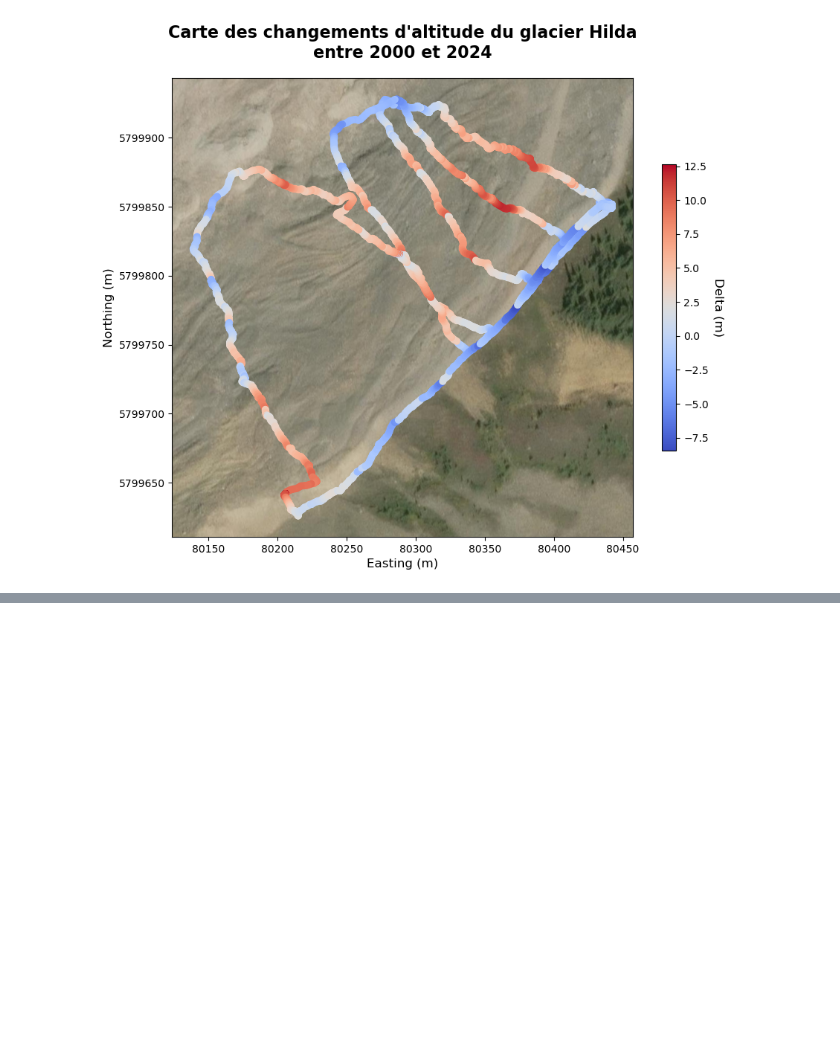
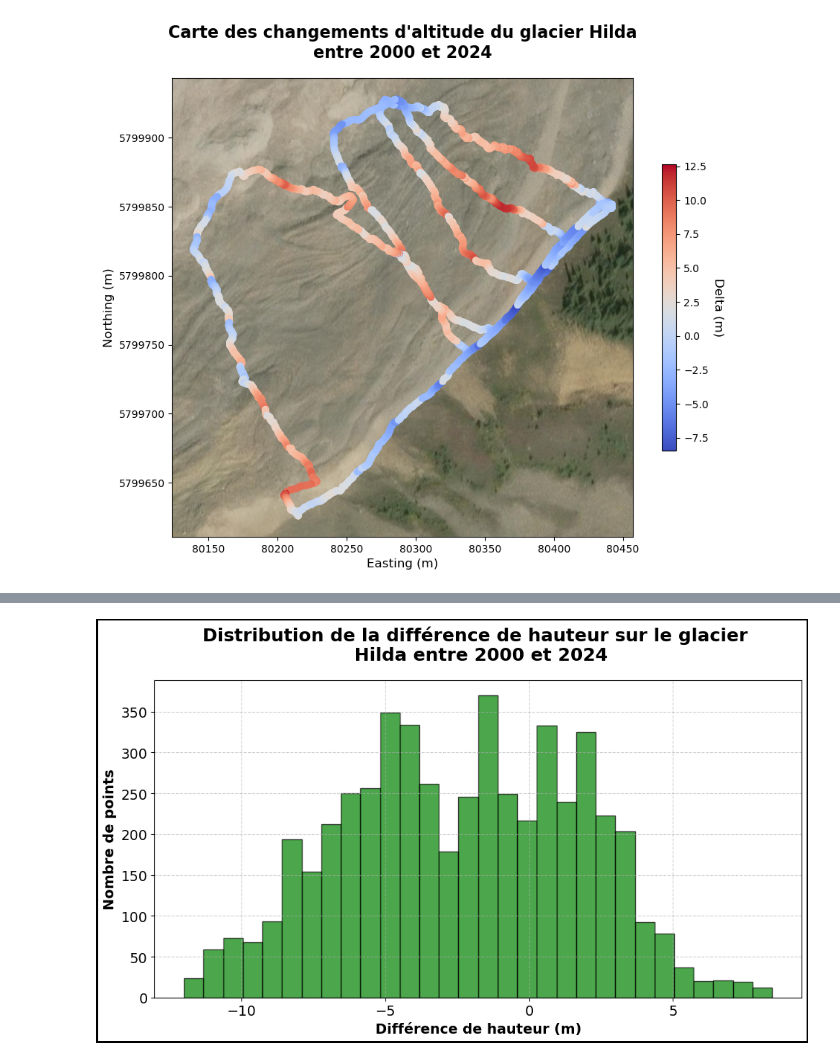
Before and after one commit to tofunori/Ouest, a Jupyter notebook: SRTM_DEM/delta_gnss_hilda.ipynb, the cells around one changed output, grey strips where cells are left out. Saved outputs shown, nothing was run; the diff lists cells and outputs as text; code cells hidden in the pictures; blank space fills up the shorter version.

```diff
--- a/SRTM_DEM/delta_gnss_hilda.ipynb
+++ b/SRTM_DEM/delta_gnss_hilda.ipynb
@@ -138,0 +189,57 @@ plt.show()
+# %%
+import numpy as np
+import geopandas as gpd
+import matplotlib.pyplot as plt
+from pyproj import Transformer
+from matplotlib.patches import Rectangle
+
+# Charger le fichier shapefile
+gdf = gpd.read_file(r"D:\UQTR\Automne 2024\Ouest\GNSS_glaciers\Hilda\roverRS+\Rover\rover_hilda.shp")
+
+# Trier les points par une colonne qui peut représenter l'ordre de la ligne, par exemple 'GPST' (données GPS temporelles)
+gdf_sorted = gdf.sort_values('GPST')
+
+# Transformer les coordonnées en UTM (zone 12N, par exemple EPSG:32612)
+transformer = Transformer.from_crs("EPSG:4326", "EPSG:32612", always_xy=True)
+gdf_sorted['utm_x'], gdf_sorted['utm_y'] = transformer.transform(gdf_sorted.geometry.x, gdf_sorted.geometry.y)
+
+# Calculer la distance cumulative entre les points
+gdf_sorted['distance'] = np.sqrt((gdf_sorted['utm_x'].diff()**2) + (gdf_sorted['utm_y'].diff()**2))
+gdf_sorted['distance_cumulative'] = gdf_sorted['distance'].cumsum().fillna(0)
+
+# Calculer la distance par rapport au front du glacier (point avec id 0)
+front_x = gdf_sorted.iloc[0]['utm_x']
+front_y = gdf_sorted.iloc[0]['utm_y']
+gdf_sorted['distance_from_front'] = np.sqrt((gdf_sorted['utm_x'] - front_x)**2 + (gdf_sorted['utm_y'] - front_y)**2)
+
+# Assurer que les colonnes 'height1' et 'height2' sont présentes
+gdf_sorted['height1'] = gdf_sorted['height']
+gdf_sorted['height2'] = gdf_sorted['dem_heigh']
+
+# Calculer la différence de hauteur
+gdf_sorted['height_diff'] = gdf_sorted['height2'] - gdf_sorted['height1']
+
+# Filtrer les points jusqu'à l'ID 5191 (distance maximale atteinte par le glacier)
+gdf_filtered = gdf_sorted.iloc[:5192]
+
+# Tracer l'histogramme de la différence de hauteur
+fig, ax = plt.subplots(figsize=(10, 6))
+
+ax.hist(gdf_filtered['height_diff'], bins=30, color='green', alpha=0.7, edgecolor='black')
+ax.set_xlabel('Différence de hauteur (m)', fontsize=14, fontweight='bold')
+ax.set_ylabel('Nombre de points', fontsize=14, fontweight='bold')
+ax.set_title('Distribution de la différence de hauteur sur le glacier \n Hilda entre 2000 et 2024', fontsize=18, fontweight='bold', pad=20)
+ax.grid(True, linestyle='--', alpha=0.6)
+
+# Augmenter la police des ticks
+ax.tick_params(axis='both', which='major', labelsize=14)
+
+# Ajouter une bordure noire autour du layout sans changer la taille du layout
+fig.patch.set_linewidth(3)
+fig.patch.set_edgecolor('black')
+
+plt.tight_layout()
+plt.savefig('height_difference_histogram.png', dpi=300)
+plt.show()
+# %% [output]
+[figure, added]
```
Also changed, not shown: parts of 1 cell of this notebook, 3 other files.
